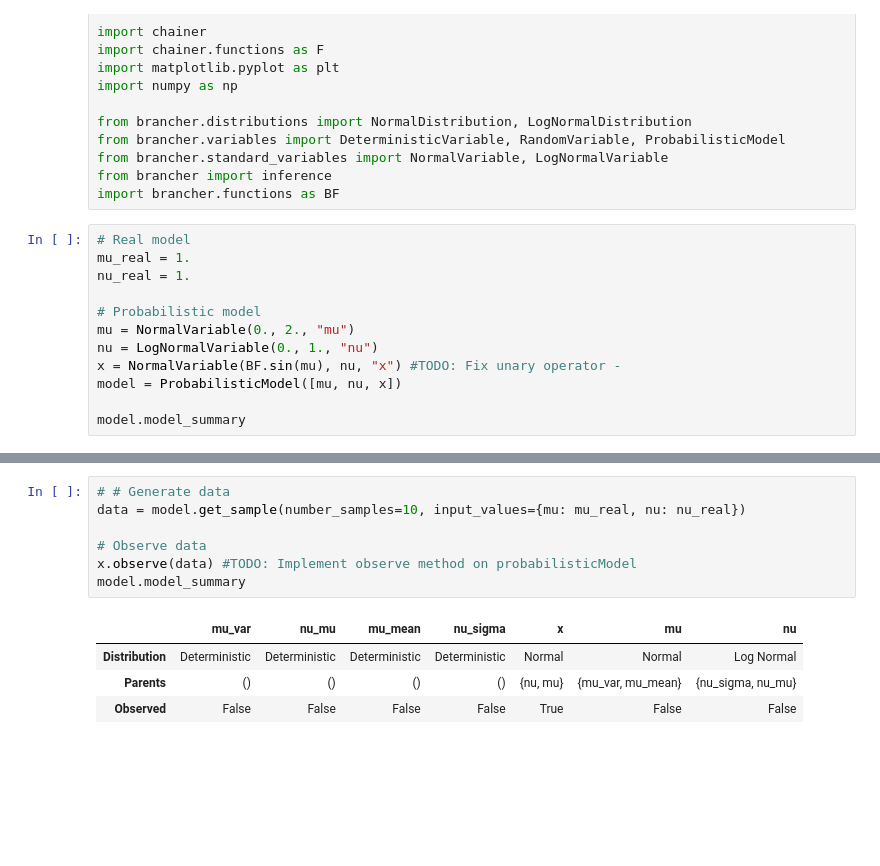
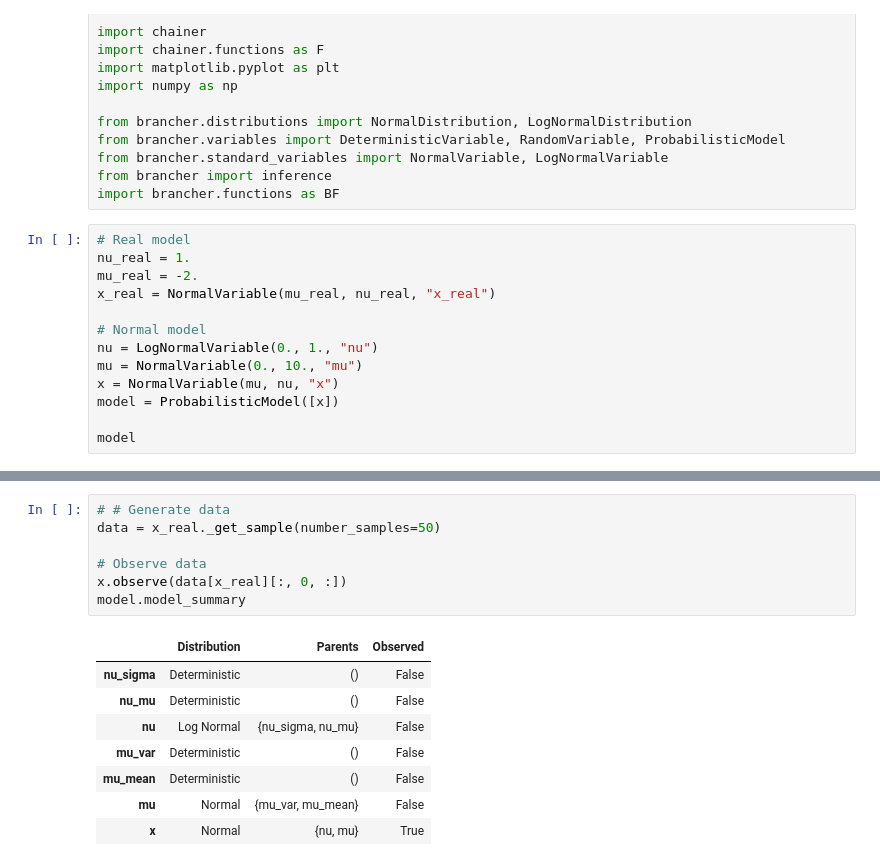
Before and after one commit to LucaAmbrogioni/Brancher, a Jupyter notebook: examples/notebooks/Intro.ipynb, the cells around one changed output, grey strips where cells are left out. Drawn from its saved outputs; the diff is of its cells as text; blank space fills up the shorter version.

```diff
--- a/examples/notebooks/Intro.ipynb
+++ b/examples/notebooks/Intro.ipynb
@@ -15,14 +15,15 @@ from brancher import inference
 import brancher.functions as BF
 # %%
 # Real model
-mu_real = 1.
 nu_real = 1.
+mu_real = -2.
+x_real = NormalVariable(mu_real, nu_real, "x_real")
 
-# Probabilistic model
-mu = NormalVariable(0., 2., "mu")
+# Normal model
 nu = LogNormalVariable(0., 1., "nu")
-x = NormalVariable(BF.sin(mu), nu, "x") #TODO: Fix unary operator -
-model = ProbabilisticModel([mu, nu, x])
+mu = NormalVariable(0., 10., "mu")
+x = NormalVariable(mu, nu, "x")
+model = ProbabilisticModel([x])
 
-model.model_summary
+model
 # %% [output]
@@ -66,14 +62,18 @@ in_sample
 # %%
 # # Generate data
-data = model.get_sample(number_samples=10, input_values={mu: mu_real, nu: nu_real})
+data = x_real._get_sample(number_samples=50)
 
 # Observe data
-x.observe(data) #TODO: Implement observe method on probabilisticModel
+x.observe(data[x_real][:, 0, :])
 model.model_summary
 # %% [output]
-|  | mu_var | nu_mu | mu_mean | nu_sigma | x | mu | nu |
-| Distribution | Deterministic | Deterministic | Deterministic | Deterministic | Normal | Normal | Log Normal |
-| Parents | () | () | () | () | {nu, mu} | {mu_var, mu_mean} | {nu_sigma, nu_mu} |
-| Observed | False | False | False | False | True | False | False |
+|  | Distribution | Parents | Observed |
+| nu_sigma | Deterministic | () | False |
+| nu_mu | Deterministic | () | False |
+| nu | Log Normal | {nu_sigma, nu_mu} | False |
+| mu_var | Deterministic | () | False |
+| mu_mean | Deterministic | () | False |
+| mu | Normal | {mu_var, mu_mean} | False |
+| x | Normal | {nu, mu} | True |
 # %%
 # Variational model
```
Also changed, not shown: parts of 10 cells of this notebook, 2 other files.
